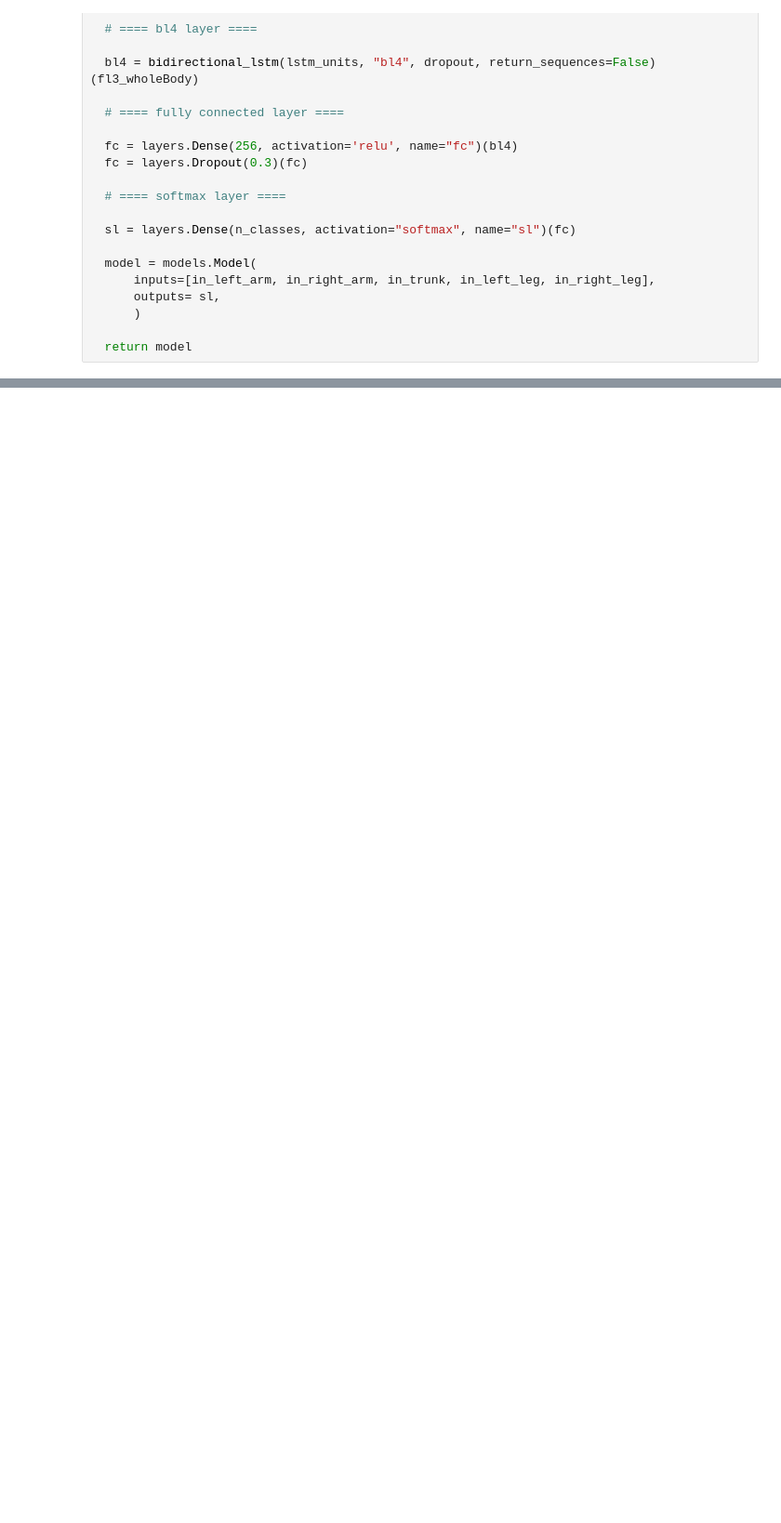
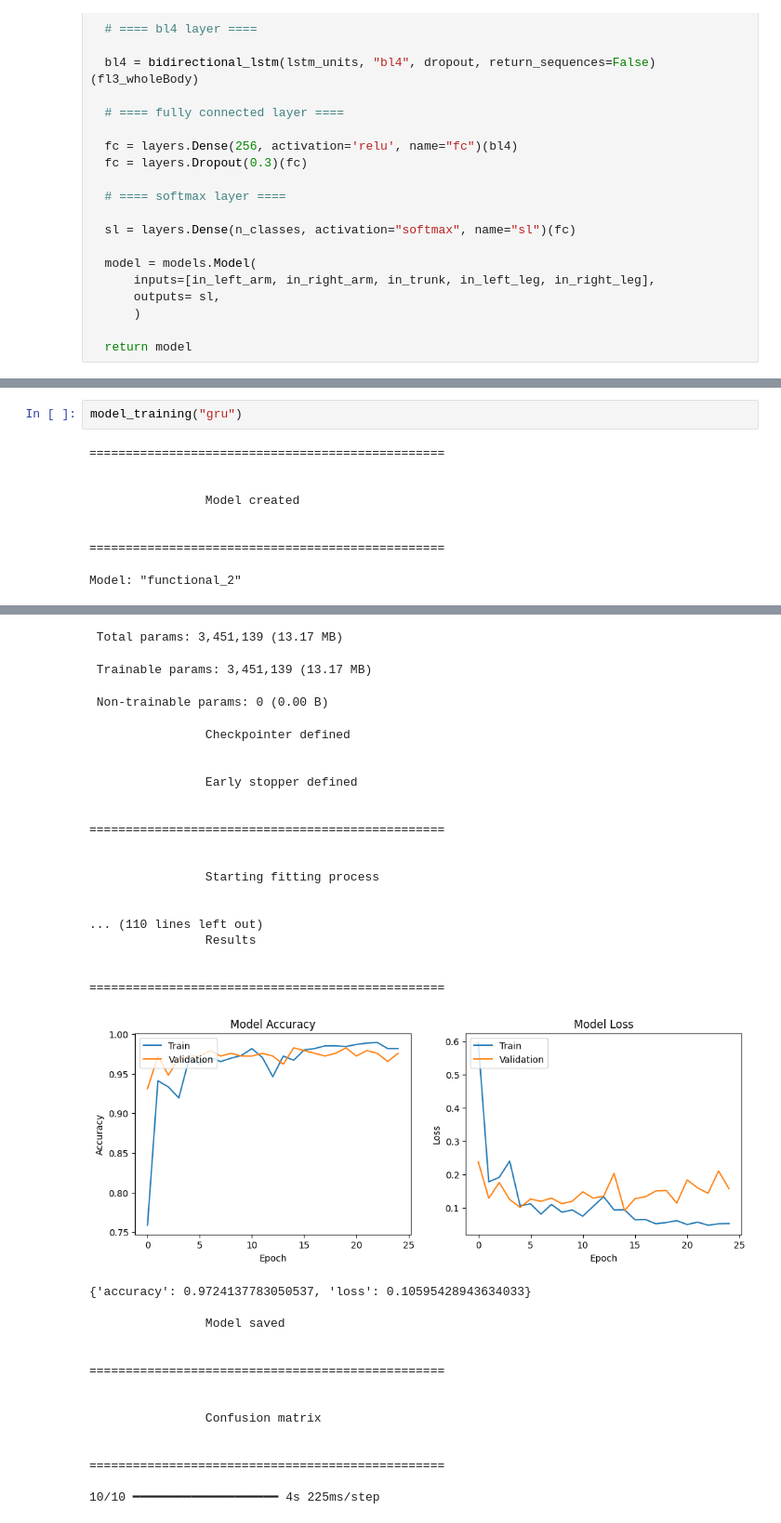
Before and after one commit to Svanzi/Tennis-Shot-Recognition, a Jupyter notebook: Shot_Classification.ipynb, the cells around one changed output, grey strips where cells are left out. Shown at 93% size. Cells and saved outputs as stored; diff of their text form; blank space fills up the shorter version.

```diff
--- a/Shot_Classification.ipynb
+++ b/Shot_Classification.ipynb
@@ -443,0 +539,11 @@ plt.show()
+# %%
+model_training("gru")
+# %% [output]
+=================================================
+
+
+                Model created
+
+
+=================================================
+Model: "functional_2"
@@ -443,0 +567,35 @@ plt.show()
+ Total params: 3,451,139 (13.17 MB)
+ Trainable params: 3,451,139 (13.17 MB)
+ Non-trainable params: 0 (0.00 B)
+                Checkpointer defined
+
+
+                Early stopper defined
+
+
+=================================================
+
+
+                Starting fitting process
+
+
+... (110 lines left out)
+                Results
+
+
+=================================================
+[figure, added]
+{'accuracy': 0.9724137783050537, 'loss': 0.10595428943634033}
+
+                Model saved
+
+
+=================================================
+
+
+                Confusion matrix
+
+
+=================================================
+
+10/10 ━━━━━━━━━━━━━━━━━━━━ 4s 225ms/step
```
Also changed, not shown: parts of 19 cells of this notebook.
